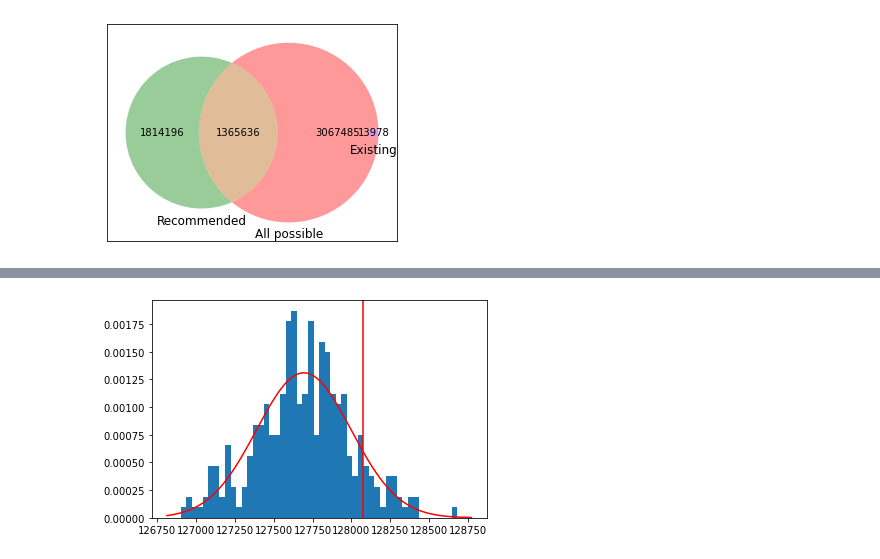
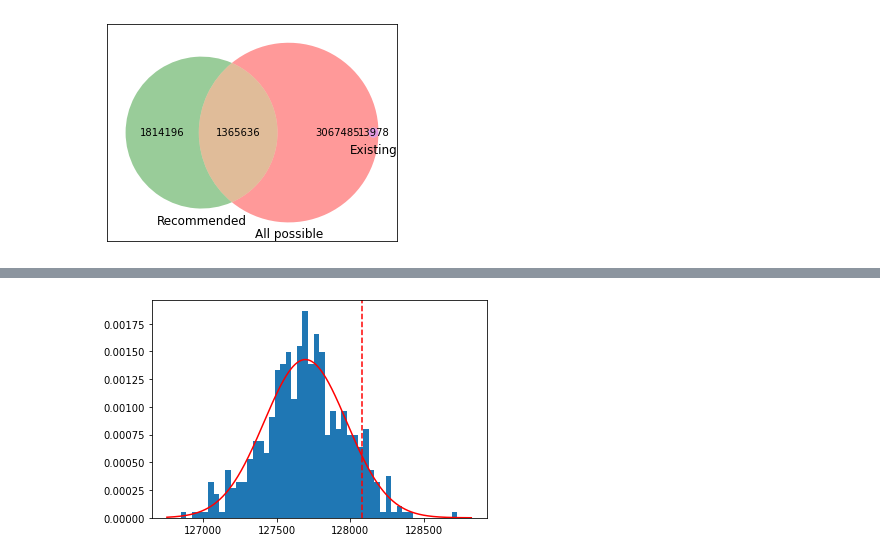
Before and after one commit to Takkoona/fixynergy, a Jupyter notebook: 6_linkage_comparison.ipynb, the cells around one changed output, grey strips where cells are left out. Cells and saved outputs as stored; diff of their text form; code cells hidden in the pictures.

```diff
--- a/6_linkage_comparison.ipynb
+++ b/6_linkage_comparison.ipynb
@@ -100,7 +100,7 @@ random_combo = set(random.sample(
     k=len(possible_combo)
 ))
 # %%
-future_combo = []
+future_combo = {}
 future_combo_stat = []
 existing_future_combo = set()
 ac_group: pd.DataFrame
@@ -129,7 +129,7 @@ for c_date, c_date_group in future_df.groupby("Date", sort=False):
         "Hit_recom": len(hit_combo_recom),
         "Hit_random": len(hit_combo_random)
     })
-    future_combo.extend(c_date_combo)
+    future_combo[c_date] = c_date_combo
     existing_future_combo = existing_future_combo.union(c_date_combo)
 
 future_combo_stat = pd.DataFrame(future_combo_stat)
@@ -185,0 +188,7 @@ plt.savefig("plots/stationarity.pdf", bbox_inches="tight")
+# %%
+future_all_combo = []
+
+for c_date_combo in future_combo.values():
+    future_all_combo.extend(c_date_combo)
+
+len(set(future_all_combo))
@@ -186,13 +197,21 @@ plt.savefig("plots/stationarity.pdf", bbox_inches="tight")
 # %%
+all_random_hit = []
 hit_distribution = []
-for _ in range(300):
+
+for _ in range(500):
     random_combo = random.sample(
         list(unreached_combo),
         k=len(possible_combo)
     )
-    hit_distribution.append(
-        len(set(future_combo).intersection(random_combo))
-    )
+    random_hit_combo = set(random_combo).intersection(future_all_combo)
+    hit_distribution.append(len(random_hit_combo))
+
+    random_hit = []
+    for c_date, c_date_combo in future_combo.items():
+        hit_combo_random = c_date_combo.intersection(random_hit_combo)
+        random_hit.append({
+            "Date": c_date,
+            "Hit_random_2": len(hit_combo_random)
+        })
+    random_hit = pd.DataFrame.from_records(random_hit)
+    all_random_hit.append(random_hit)
-# %%
-hit_distribution = np.array(hit_distribution)
-recommended_hit = len(set(future_combo).intersection(possible_combo))
@@ -199,12 +233,14 @@ recommended_hit = len(set(future_combo).intersection(possible_combo))
 # %%
 mu, std = stats.norm.fit(hit_distribution)
 
 plt.hist(hit_distribution, bins=50, density=True)
 xmin, xmax = plt.xlim()
 x_axis = np.linspace(xmin, xmax, 1000)
 norm_pdf = stats.norm.pdf(x_axis, mu, std)
 plt.plot(x_axis, norm_pdf, color="red")
-plt.axvline(x=recommended_hit, color="red")
+
+plt.axvline(x=future_combo_stat["Hit_recom"].sum(), color="red", linestyle="--")
+
 plt.savefig("plots/recom_vs_random.pdf", bbox_inches="tight")
 # %% [output]
-[figure, old version]
+[figure, new version]
```
Also changed, not shown: parts of 5 cells of this notebook.
